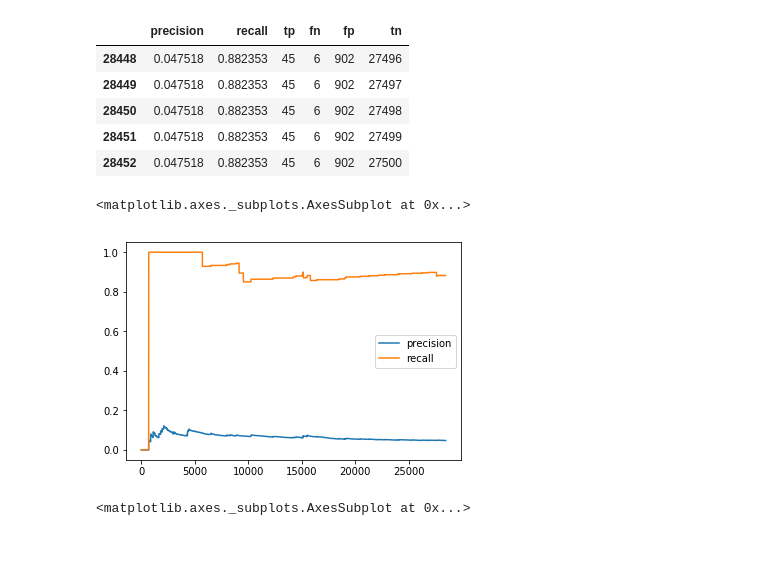
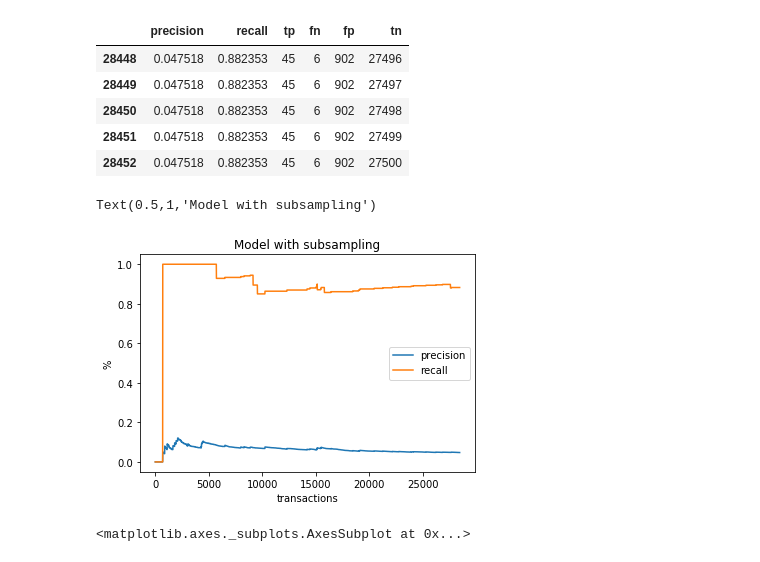
Before and after one commit to gioruffa/ID2221_project, a Jupyter notebook: src/visualization.ipynb, the cells around one changed output. Cells and saved outputs as stored; diff of their text form; code cells hidden in the pictures.

```diff
--- a/src/visualization.ipynb
+++ b/src/visualization.ipynb
@@ -97,10 +100,13 @@ df_bal.tail()
 | 28451 | 0.047518 | 0.882353 | 45 | 6 | 902 | 27499 |
 | 28452 | 0.047518 | 0.882353 | 45 | 6 | 902 | 27500 |
 # %%
-df_bal.plot(use_index=True, y=['precision','recall'])
+ax = df_bal.plot(use_index=True, y=['precision','recall'])
+ax.set_xlabel("transactions")
+ax.set_ylabel("%")
+ax.set_title("Model with subsampling")
 # %% [output]
-<matplotlib.axes._subplots.AxesSubplot at 0x...>
+Text(0.5,1,'Model with subsampling')
-[figure, old version]
+[figure, new version]
 # %%
 df_bal.plot(use_index=True,y=['tp','fp','fn'])
 # %% [output]
```
Also changed, not shown: parts of 3 cells of this notebook, 1 other file.
